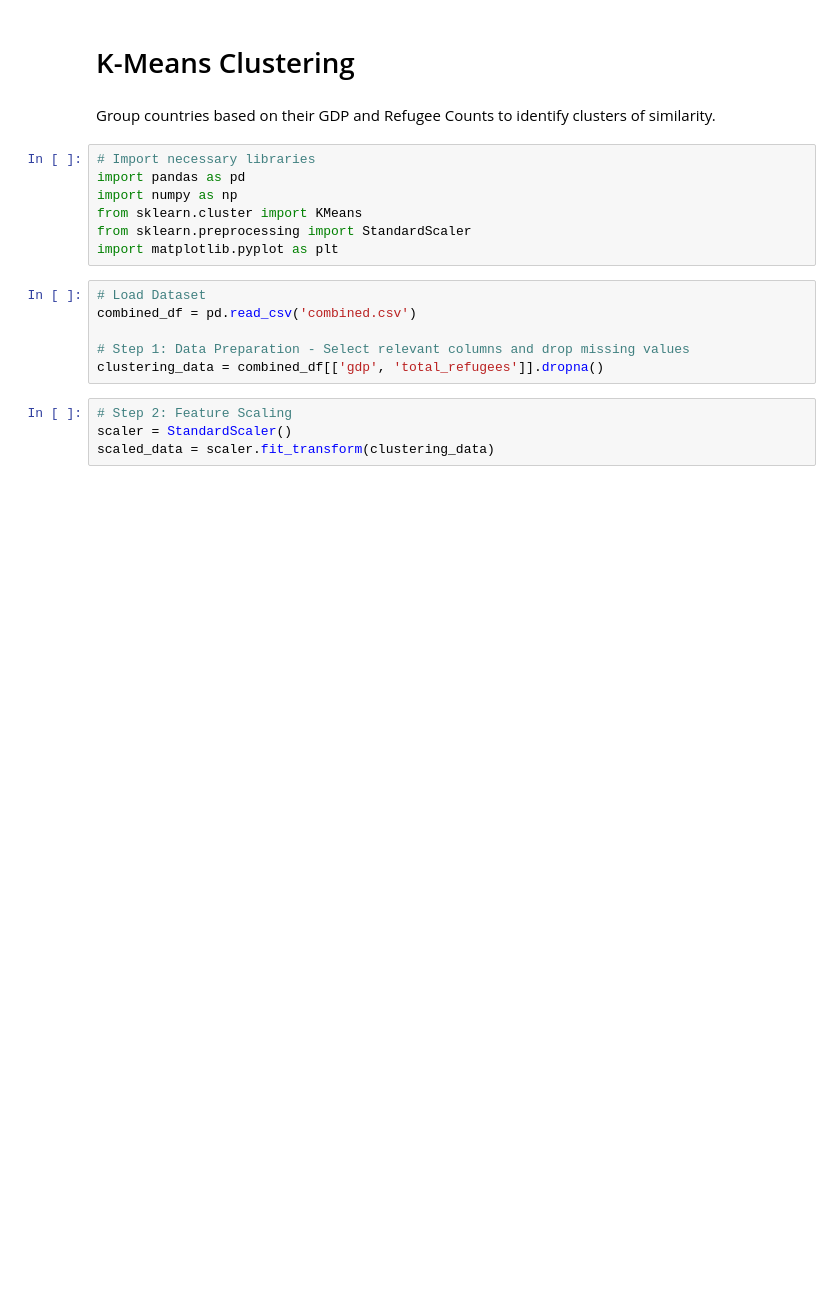
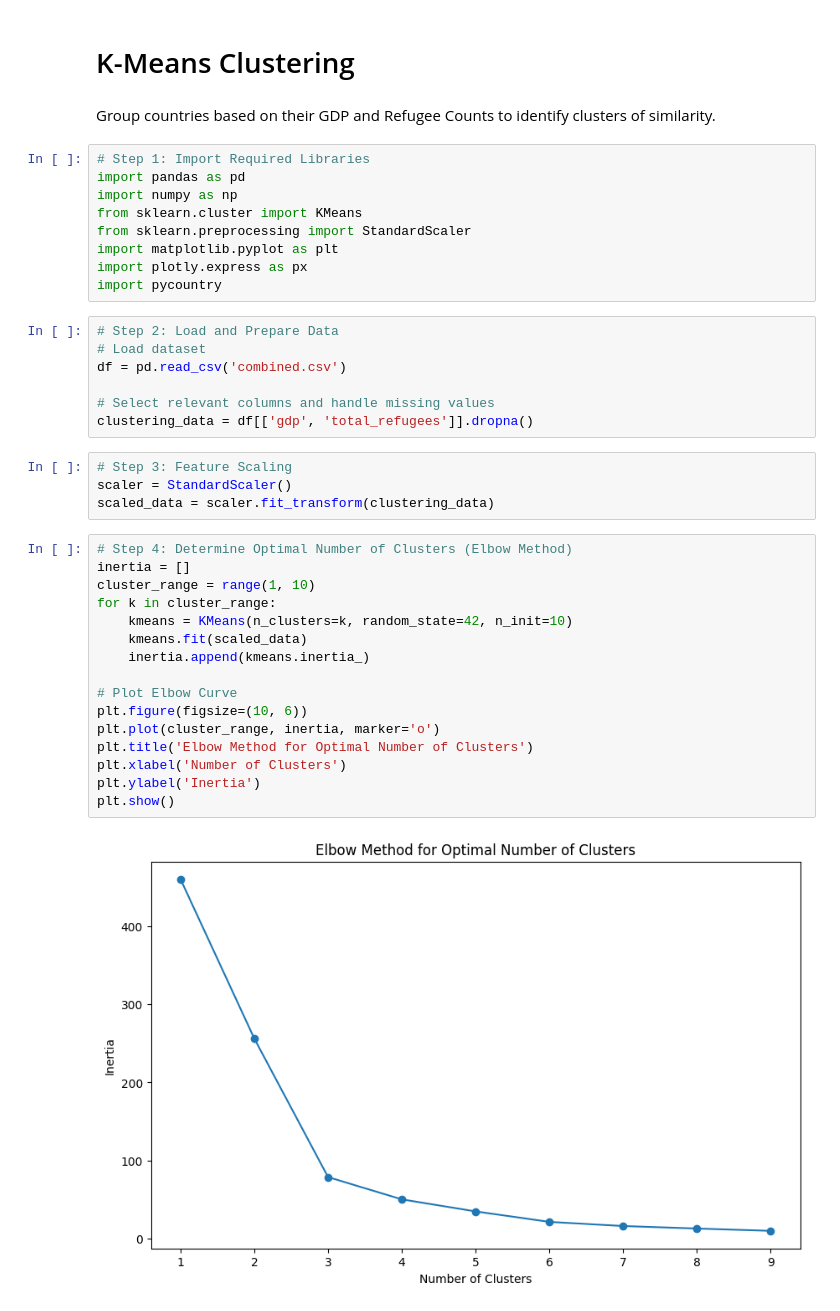
Before and after one commit to ferzanagehringer3/DataAnalyticsLN, a Jupyter notebook: K-Means-Clustering/k_means_clustering.ipynb, the cells around one changed output. Drawn from its saved outputs; the diff is of its cells as text; blank space fills up the shorter version.

```diff
--- a/K-Means-Clustering/k_means_clustering.ipynb
+++ b/K-Means-Clustering/k_means_clustering.ipynb
@@ -3,20 +3,41 @@
 # %% [markdown]
 Group countries based on their GDP and Refugee Counts to identify clusters of similarity.
 # %%
-# Import necessary libraries
+# Step 1: Import Required Libraries
 import pandas as pd
 import numpy as np
 from sklearn.cluster import KMeans
 from sklearn.preprocessing import StandardScaler
 import matplotlib.pyplot as plt
+import plotly.express as px
+import pycountry
 # %%
-# Load Dataset
-combined_df = pd.read_csv('combined.csv')
+# Step 2: Load and Prepare Data
+# Load dataset
+df = pd.read_csv('combined.csv')
 
-# Step 1: Data Preparation - Select relevant columns and drop missing values
-clustering_data = combined_df[['gdp', 'total_refugees']].dropna()
+# Select relevant columns and handle missing values
+clustering_data = df[['gdp', 'total_refugees']].dropna()
 # %%
-# Step 2: Feature Scaling
+# Step 3: Feature Scaling
 scaler = StandardScaler()
 scaled_data = scaler.fit_transform(clustering_data)
+# %%
+# Step 4: Determine Optimal Number of Clusters (Elbow Method)
+inertia = []
+cluster_range = range(1, 10)
+for k in cluster_range:
+    kmeans = KMeans(n_clusters=k, random_state=42, n_init=10)
+    kmeans.fit(scaled_data)
+    inertia.append(kmeans.inertia_)
+
+# Plot Elbow Curve
+plt.figure(figsize=(10, 6))
+plt.plot(cluster_range, inertia, marker='o')
+plt.title('Elbow Method for Optimal Number of Clusters')
+plt.xlabel('Number of Clusters')
+plt.ylabel('Inertia')
+plt.show()
+# %% [output]
+[figure, added]
 # %%
```
Also changed, not shown: parts of 8 cells of this notebook, 1 other file.
